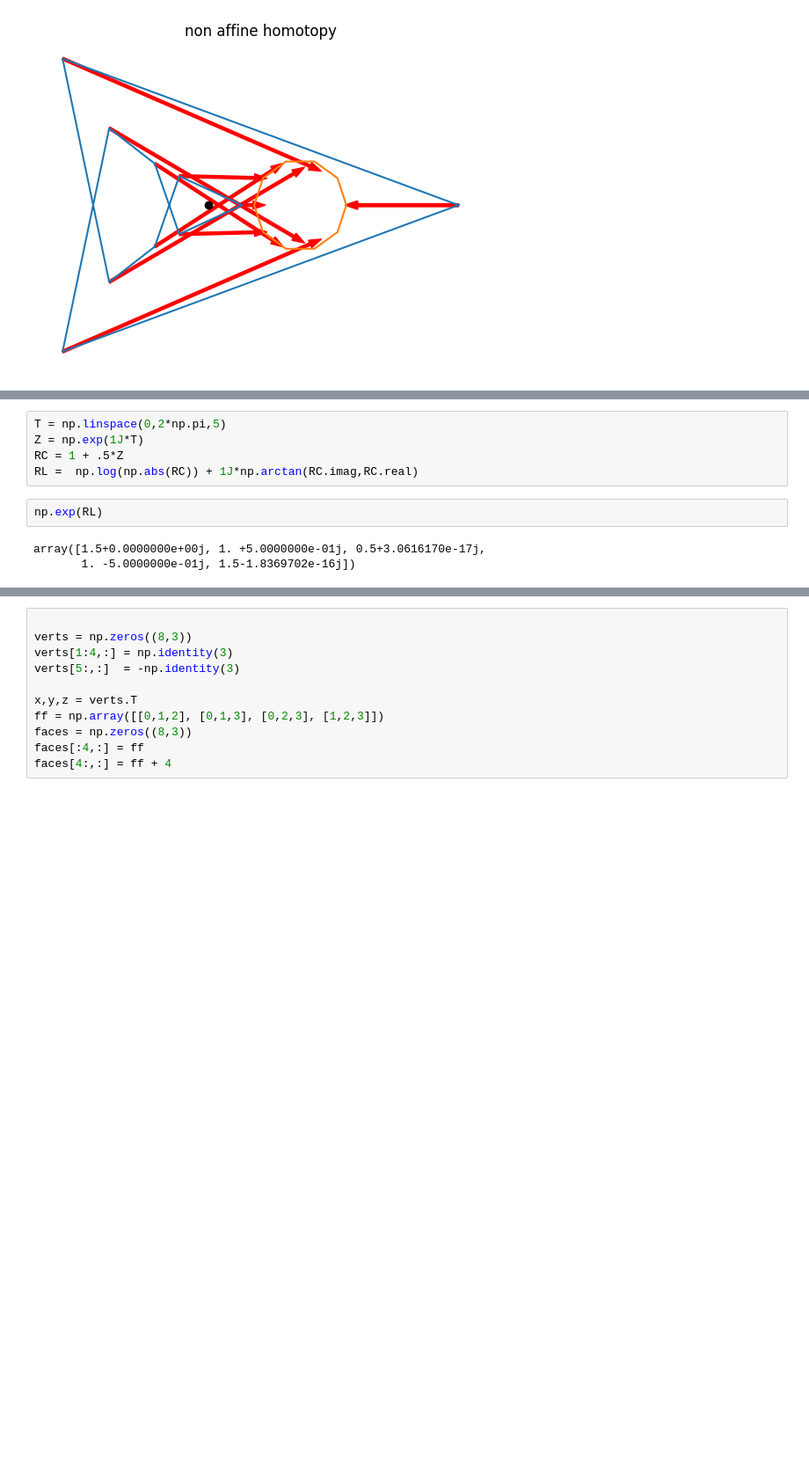
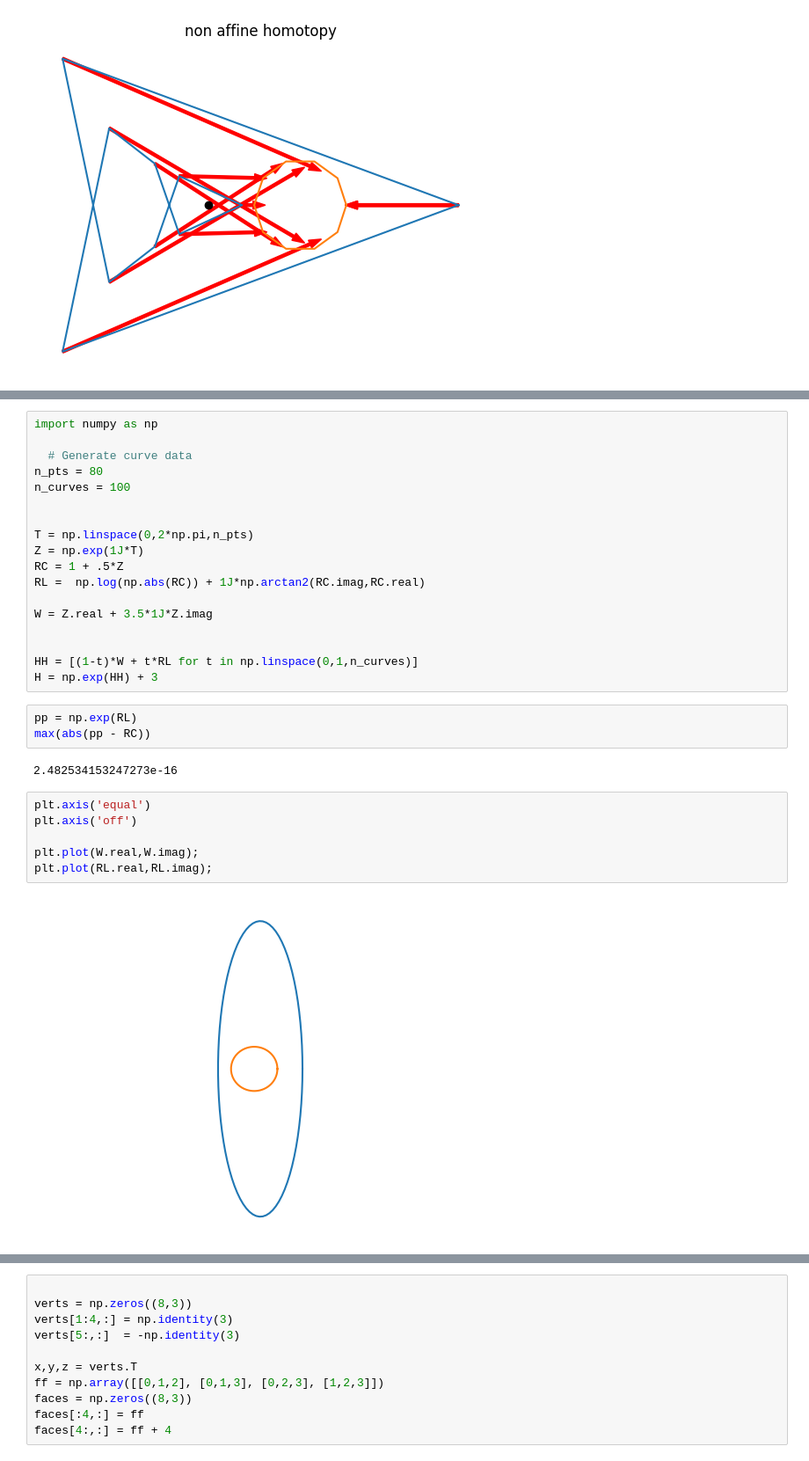
Before and after one commit to macbuse/ALG_TOP, a Jupyter notebook: homotopies.ipynb, the cells around one changed output, grey strips where cells are left out. Shown: that part at 88% size. Cells and saved outputs as stored; diff of their text form; blank space fills up the shorter version.

```diff
--- a/homotopies.ipynb
+++ b/homotopies.ipynb
@@ -165,10 +165,31 @@ plt.savefig(f"{title.replace(' ','_')}_{num_curves}.png")
 # %%
-T = np.linspace(0,2*np.pi,5)
+import numpy as np
+
+  # Generate curve data
+n_pts = 80
+n_curves = 100
+
+
+T = np.linspace(0,2*np.pi,n_pts)
 Z = np.exp(1J*T)
 RC = 1 + .5*Z
-RL =  np.log(np.abs(RC)) + 1J*np.arctan(RC.imag,RC.real)
+RL =  np.log(np.abs(RC)) + 1J*np.arctan2(RC.imag,RC.real)
+
+W = Z.real + 3.5*1J*Z.imag
+
+
+HH = [(1-t)*W + t*RL for t in np.linspace(0,1,n_curves)]
+H = np.exp(HH) + 3
+# %%
+pp = np.exp(RL)
+max(abs(pp - RC))
+# %% [output]
+2.482534153247273e-16
 # %%
-np.exp(RL)
+plt.axis('equal')
+plt.axis('off')
+
+plt.plot(W.real,W.imag);
+plt.plot(RL.real,RL.imag);
 # %% [output]
-array([1.5+0.0000000e+00j, 1. +5.0000000e-01j, 0.5+3.0616170e-17j,
-       1. -5.0000000e-01j, 1.5-1.8369702e-16j])
+[figure, added]
```
Also changed, not shown: parts of 3 cells of this notebook, 13 other files.
